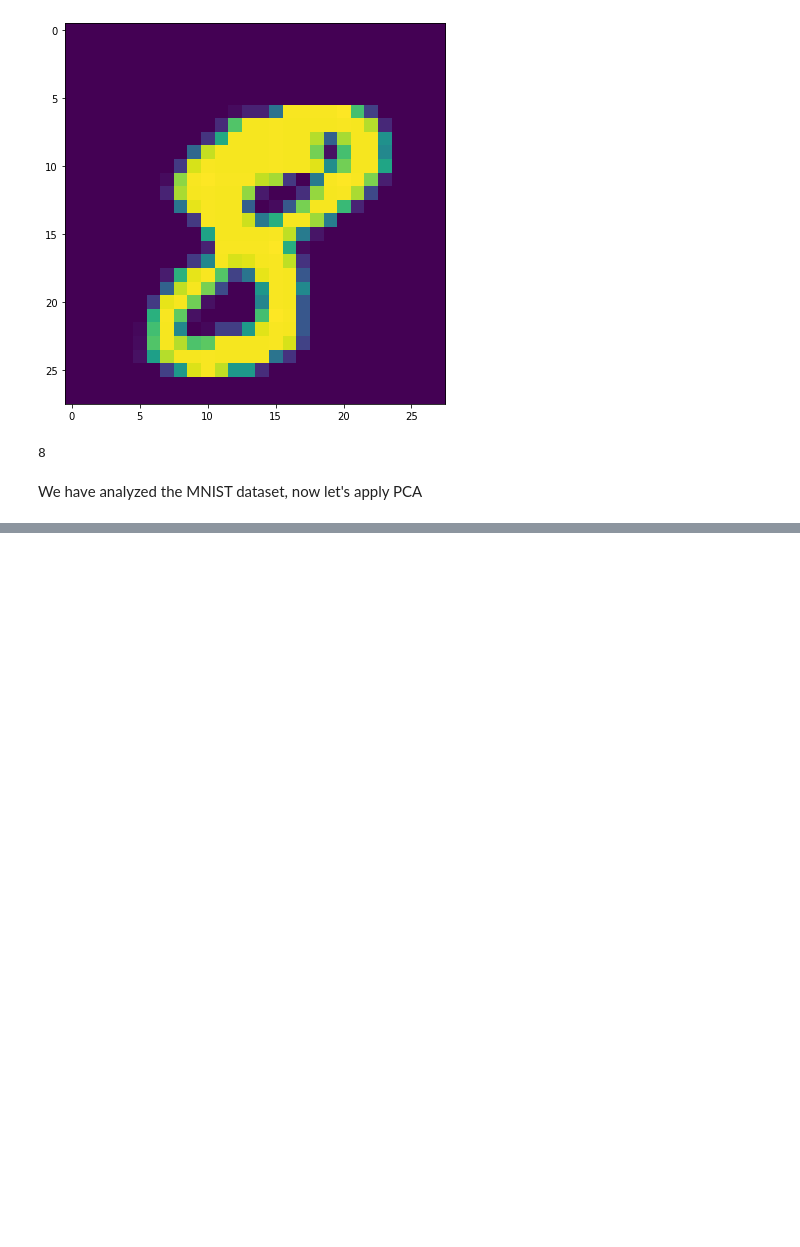
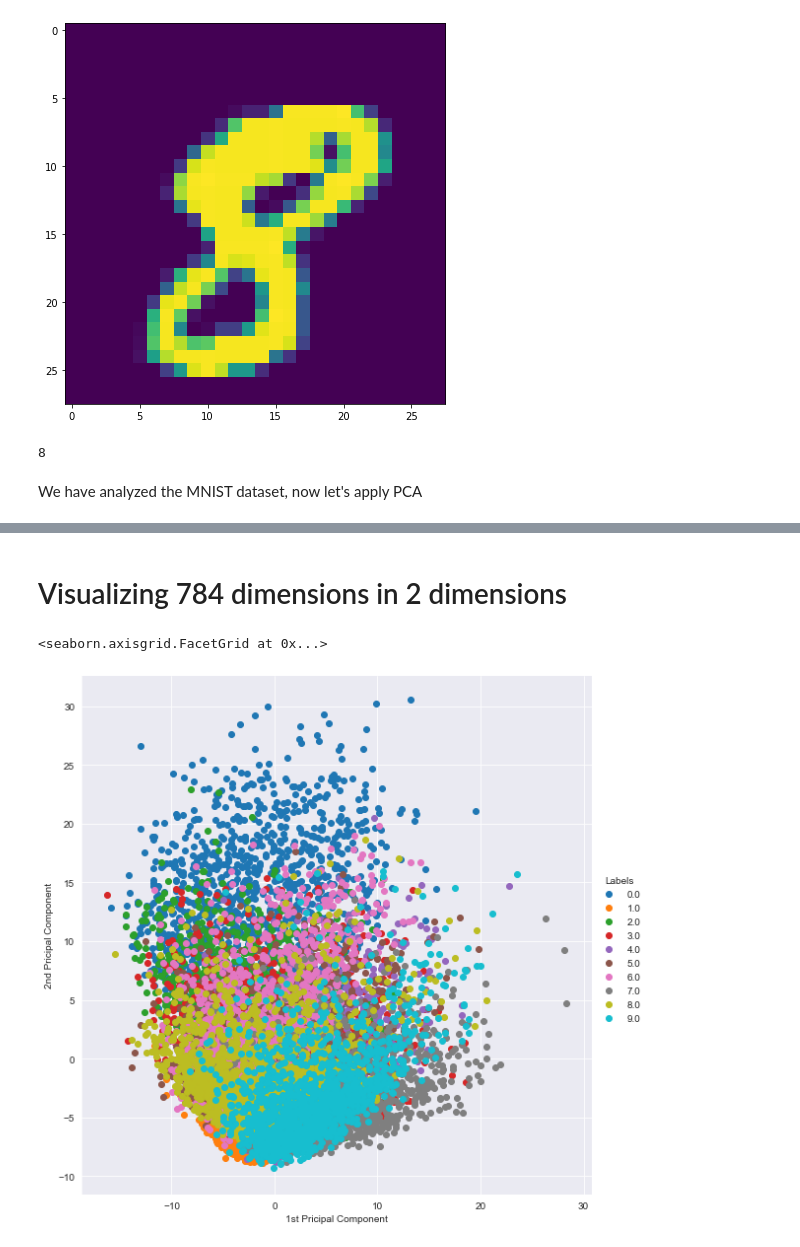
Before and after one commit to arpitiiitv/Principal-Component-Analysis, a Jupyter notebook: Principal Component Analysis.ipynb, the cells around one changed output, grey strips where cells are left out. Drawn from its saved outputs; the diff is of its cells as text; code cells hidden in the pictures; blank space fills up the shorter version.

```diff
--- a/Principal Component Analysis.ipynb
+++ b/Principal Component Analysis.ipynb
@@ -89,0 +133,6 @@ Let's learn PCA now
+# %%
+# Eigen vector is 784 x 2 dimensions, converting it into 2x784 , ie: 2-D vectors
+# take transpose
+eigen_vectors =  eigen_vectors.T
+print(" Eigen_vectors Shape : ",eigen_vectors.shape)
+print(" Eigen vector at 0 index is first principal component and at 1-index 2nd Principal component")
@@ -89,0 +145,8 @@ Let's learn PCA now
+# %%
+# Eigen vector : 2x784
+# Sample data : 15000x784
+# Transpose Sample data : 784x15000
+# new_cordinate = 2x15000
+new_coordinate = np.matmul(eigen_vectors,sample_data.T)
+print("New Coordinate : ",new_coordinate.shape)
+print("New data has only two principal components")
@@ -89,0 +158,8 @@ Let's learn PCA now
+# %%
+print("Label : ",sample_labels.shape,"New Coordinate : ",new_coordinate.shape)
+new_coord = np.vstack((new_coordinate,sample_labels))
+print("new coordinate shape: ",new_coordinate.shape)
+print('We want our data in tabular form, plotting will be easy, taking transpose')
+new_coord = new_coord.T
+print("Updated new coordinate shape: ",new_coord.shape)
+print("We have 15000 rows of data sample ,3 column each")
@@ -89,0 +174,3 @@ Let's learn PCA now
+# %%
+dataframe = pd.DataFrame(data=new_coord,columns=["1st Pricipal Component","2nd Pricipal Component","Labels"])
+dataframe.head()
@@ -89,0 +184,8 @@ Let's learn PCA now
+# %% [markdown]
+# Visualizing 784 dimensions in 2 dimensions
+# %%
+sns.set_style("darkgrid")
+sns.FacetGrid(dataframe,hue='Labels',size=8).map(plt.scatter,"1st Pricipal Component","2nd Pricipal Component").add_legend()
+# %% [output]
+<seaborn.axisgrid.FacetGrid at 0x...>
+[figure, added]
```
Also changed, not shown: parts of 29 cells of this notebook.
